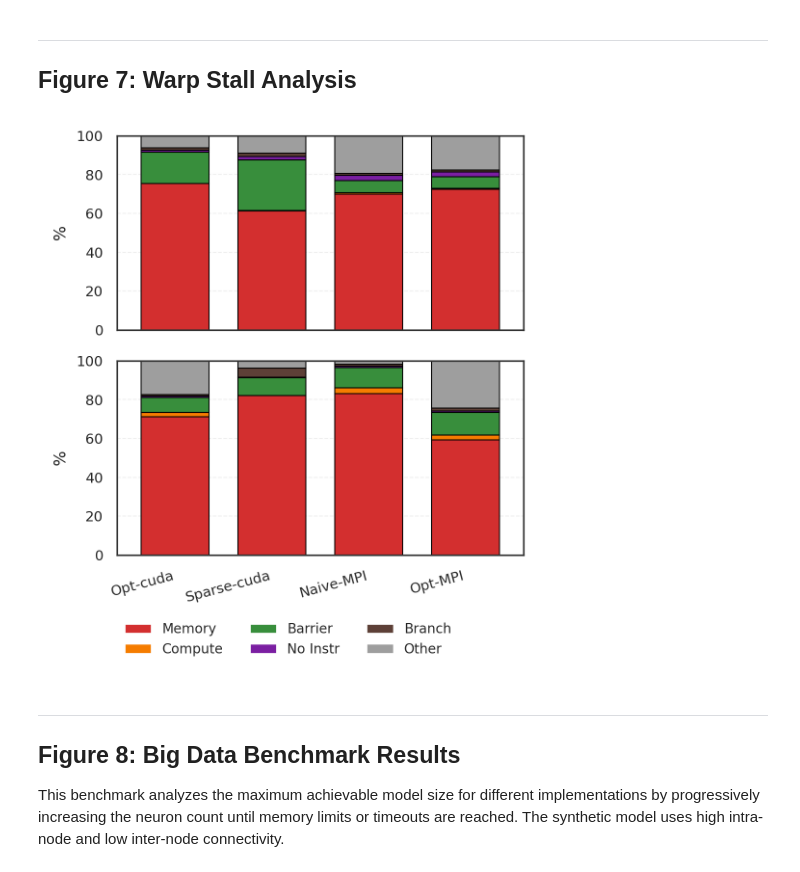
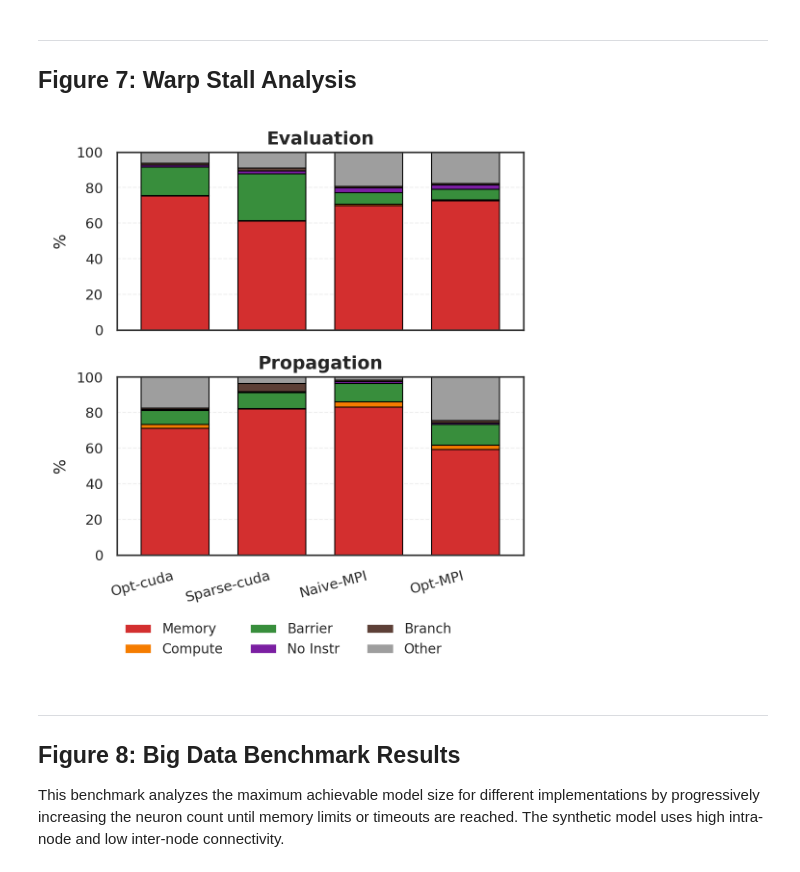
Before and after one commit to LipatJob/distributed-snp, a Jupyter notebook: paper_analysis_improved.ipynb, the cells around one changed output. Drawn from its saved outputs; the diff is of its cells as text; code cells hidden in the pictures.

```diff
--- a/paper_analysis_improved.ipynb
+++ b/paper_analysis_improved.ipynb
@@ -91,7 +91,7 @@ COMPONENT_COLORS = {
 
 # Functionality colors
 FUNC_COLORS = {
-    'Neuron Dynamics': '#1976D2',
+    'Evaluation': '#1976D2',
     'Propagation': '#D32F2F',
     'MPI Communication': '#388E3C',
     'Maintenance': '#757575',
@@ -556,14 +556,24 @@ else:
 # %%
 # Kernel to functionality mapping
 KERNEL_FUNCTION_MAP = {
-    'updateNeuronDynamicsKernel': 'Neuron Dynamics',
-    'computeSpikingVectorKernel': 'Neuron Dynamics',
+    # Old names (for backward compatibility if needed)
+    'updateNeuronDynamicsKernel': 'Evaluation',
+    'computeSpikingVectorKernel': 'Evaluation',
+
+    # New names
+    'evaluateNeuronKernel': 'Evaluation',
+    'evaluateRulesKernel': 'Evaluation',
+    'propagateDelayedSpikesKernel': 'Propagation',
+
+    # Propagation
     'propagateSpikesKernel': 'Propagation',
     'propagateLocalSpikesKernel': 'Propagation',
     'consumeSpikesAndProduceKernel': 'Propagation',
     'updateDelaysAndEmitKernel': 'Propagation',
     'populateExportBufferKernel': 'Propagation',
     'applyImportedSpikesKernel': 'Propagation',
+
+    # Maintenance
     'resetNeuronsKernel': 'Maintenance',
     'clearSpikeProductionKernel': 'Maintenance',
     'initializeKernel': 'Maintenance'
@@ -689,7 +699,7 @@ if kernel_data:
     df_pct = df_pivot.div(df_pivot.sum(axis=1), axis=0) * 100
 
     # Order columns
-    func_order = ['Neuron Dynamics', 'Propagation', 'MPI Communication', 'Maintenance', 'Other']
+    func_order = ['Evaluation', 'Propagation', 'MPI Communication', 'Maintenance', 'Other']
     cols = [c for c in func_order if c in df_pct.columns]
     df_pct = df_pct[cols]
 
@@ -762,7 +772,7 @@ for impl in target_impls:
         group = df.groupby('Functionality')[mem_cols].mean()
 
         for func, row in group.iterrows():
-            if func not in ['Neuron Dynamics', 'Propagation']:
+            if func not in ['Evaluation', 'Propagation']:
                 continue
 
             dram_mb = row['dram__bytes_read.sum'] + row['dram__bytes_write.sum']
@@ -796,9 +806,9 @@ if mem_data:
             unique_impls.append(x)
 
     mem_types = ['L1 Cache', 'L2 Cache', 'Global Memory']
-    functionalities = ['Neuron Dynamics', 'Propagation']
+    functionalities = ['Evaluation', 'Propagation']
 
-    # Create figure - TWO ROWS (Neuron Dynamics, Propagation)
+    # Create figure - TWO ROWS (Evaluation, Propagation)
     fig, axes = plt.subplots(2, 1, figsize=(SINGLE_COL_WIDTH, 4.0 * CHART_HEIGHT_SCALE), sharex=True)
 
     for idx, func in enumerate(functionalities):
@@ -819,7 +829,7 @@ if mem_data:
                       color=[MEM_COLORS[c] for c in pivot.columns],
                       edgecolor='black', linewidth=0.5, width=0.8, legend=False)
 
-            # ax.set_title(func, fontweight='bold', fontsize=9, pad=4)
+            ax.set_title(func, fontweight='bold', fontsize=9, pad=4)
             ax.set_ylabel('Avg MB', fontsize=8)
             ax.grid(axis='y', alpha=0.3)
         else:
@@ -891,7 +901,7 @@ for impl in target_impls:
                 df[f'{label}_weighted'] = df[col] * df['Duration']
 
         # Group by Functionality
-        # We process 'Neuron Dynamics' and 'Propagation' separately
+        # We process 'Evaluation' and 'Propagation' separately
         grouped = df.groupby('Functionality')
 
         display_name = impl.replace('cuda-mpi', 'MPI').replace('-linear', '')
@@ -900,7 +910,7 @@ for impl in target_impls:
         if display_name not in display_order:
             display_order.append(display_name)
 
-        for func in ['Neuron Dynamics', 'Propagation']:
+        for func in ['Evaluation', 'Propagation']:
             if func in grouped.groups:
                 func_df = grouped.get_group(func)
                 total_dur = func_df['Duration'].sum()
@@ -948,10 +958,10 @@ if stall_data:
         'Other': '#9E9E9E'        # Grey
     }
 
-    # Create figure - TWO ROWS (Neuron Dynamics, Propagation)
+    # Create figure - TWO ROWS (Evaluation, Propagation)
     fig, axes = plt.subplots(2, 1, figsize=(SINGLE_COL_WIDTH, 4.0 * CHART_HEIGHT_SCALE), sharex=True)
 
-    functionalities = ['Neuron Dynamics', 'Propagation']
+    functionalities = ['Evaluation', 'Propagation']
 
     # Prepare pivot data for both to ensure consistent columns/colors
     pivot_all = df_stall.pivot_table(index=['Functionality', 'Implementation'], columns='Stall', values='Percentage').fillna(0)
@@ -972,35 +982,35 @@ if stall_data:
             pivot = pivot[cols]
 
             pivot.plot(kind='bar', stacked=True, ax=ax,
                       color=[stall_colors.get(c, '#333') for c in pivot.columns],
                       edgecolor='black', linewidth=0.5, width=0.7, legend=False)
 
-            # ax.set_title(func, fontweight='bold', fontsize=9, pad=4)
+            ax.set_title(func, fontweight='bold', fontsize=9, pad=4)
             ax.set_ylabel('%', fontsize=8)
             ax.set_ylim([0, 100])
             ax.grid(axis='y', alpha=0.3)
         else:
             ax.text(0.5, 0.5, 'No Data', ha='center', va='center')
 
     axes[-1].set_xlabel('')
     axes[-1].set_xticklabels(axes[-1].get_xticklabels(), rotation=X_LABEL_ROTATION, ha='right')
 
     # Consolidated legend
     handles = [plt.Rectangle((0,0),1,1, facecolor=stall_colors[s], edgecolor=None)
               for s in cols]
 
     fig.legend(handles, cols,
               loc='lower center', bbox_to_anchor=(0.5, 0.0),
               ncol=3, frameon=False, fontsize='small')
 
     # fig.suptitle('Warp Stall Breakdown', fontweight='bold', y=0.98, fontsize=10)
     plt.tight_layout(rect=[0, 0.08, 1, 0.96])
     plt.savefig('paper_figs/fig7_warp_stalls.png', bbox_inches='tight', dpi=300)
     plt.show()
 else:
     print("⚠ No stall data available")
 # %% [output]
-[figure, old version]
+[figure, new version]
 # %% [markdown]
 ---
 ## Figure 8: Big Data Benchmark Results
```
Also changed, not shown: parts of 2 cells of this notebook.
